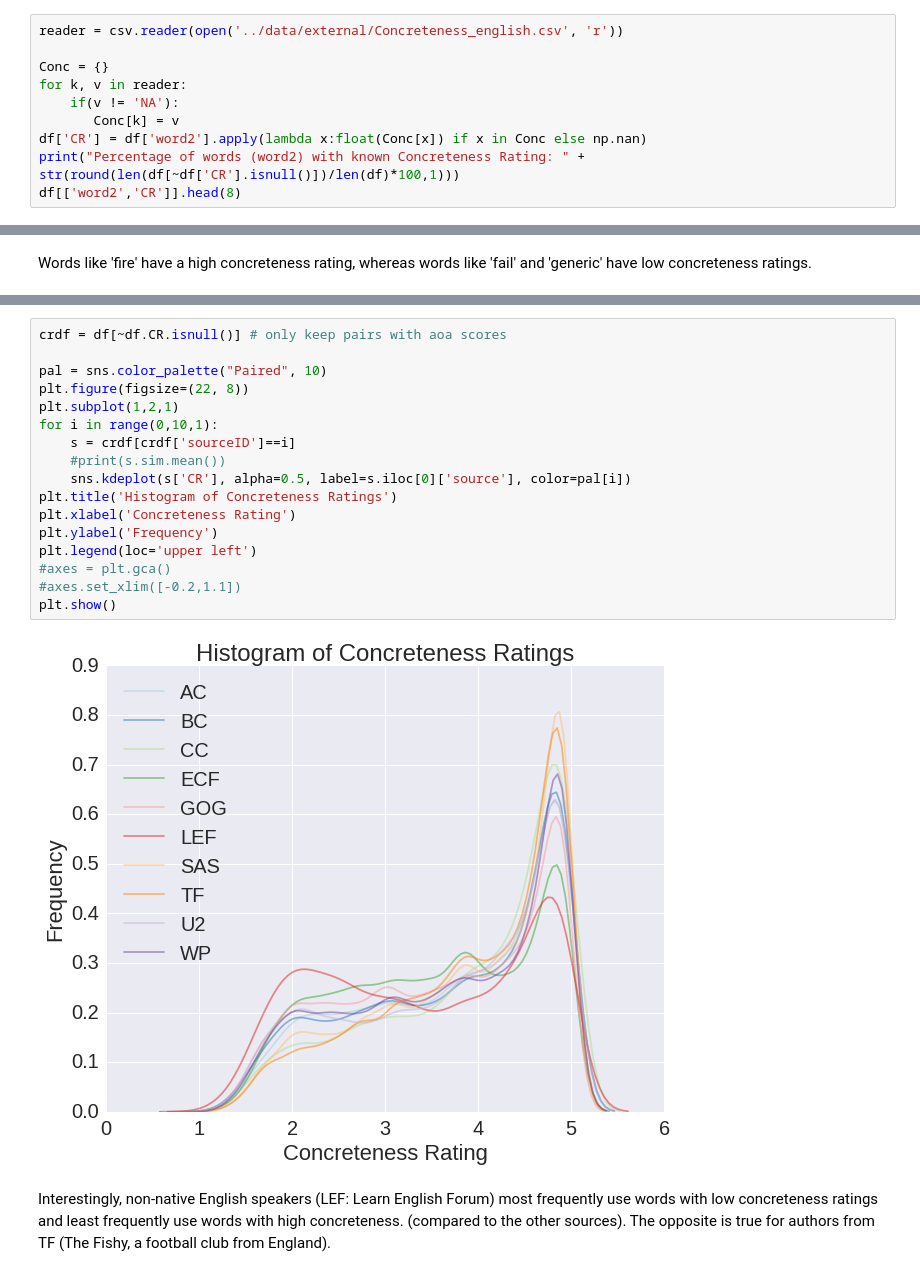
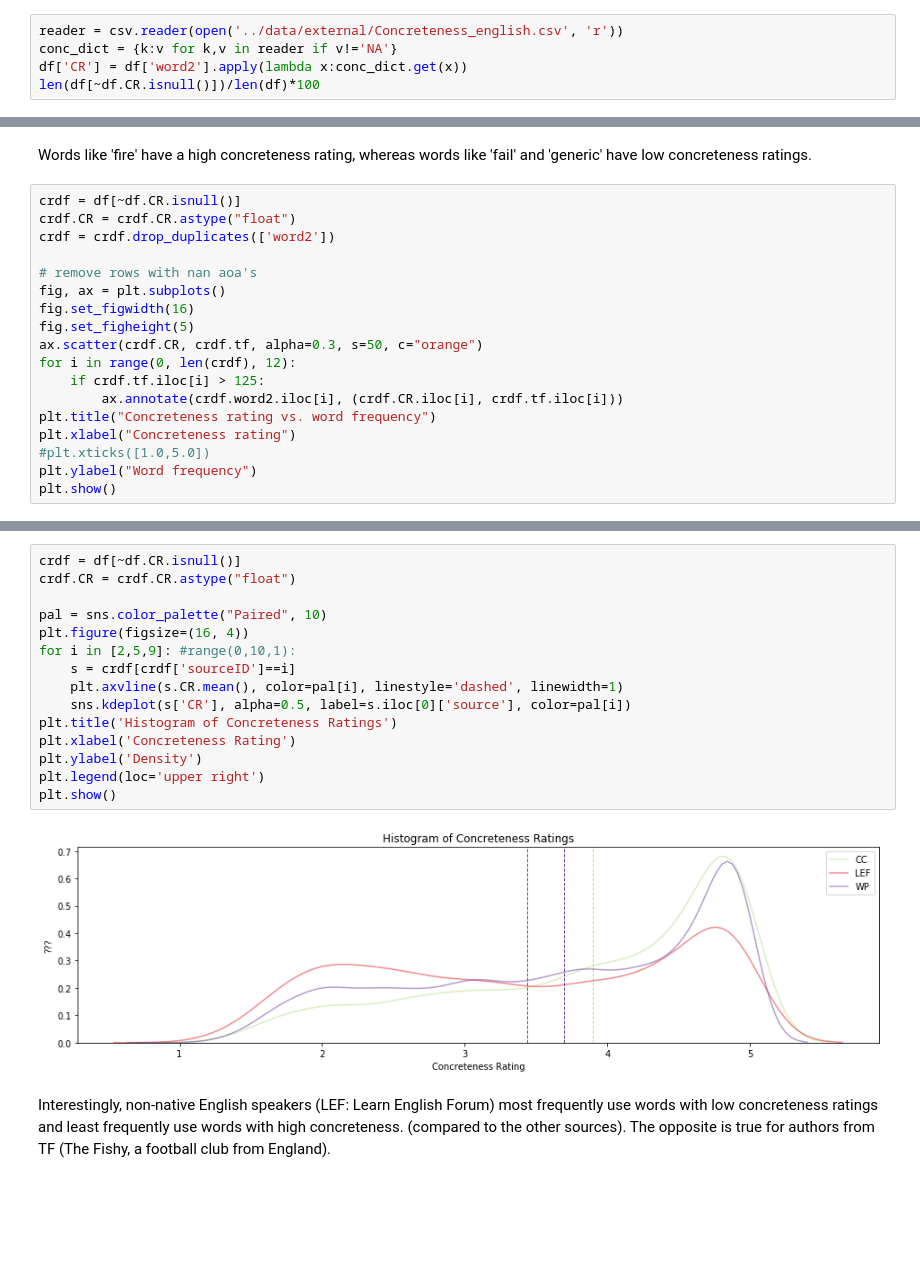
Before and after one commit to louweal/wordgame, a Jupyter notebook: notebooks/Word Association Analysis.ipynb, the cells around one changed output, grey strips where cells are left out. Drawn from its saved outputs; the diff is of its cells as text; blank space fills up the shorter version.

```diff
--- a/notebooks/Word Association Analysis.ipynb
+++ b/notebooks/Word Association Analysis.ipynb
@@ -643,12 +696,7 @@ U2-fans (U2) are frequently using words with really low AoA scores, which might
 Another phycholinguistic variable is the concreteness rating. (source: http://crr.ugent.be/archives/1330)
 # %%
 reader = csv.reader(open('../data/external/Concreteness_english.csv', 'r'))
-
-Conc = {}
-for k, v in reader:
-    if(v != 'NA'):
-       Conc[k] = v
-df['CR'] = df['word2'].apply(lambda x:float(Conc[x]) if x in Conc else np.nan)
-print("Percentage of words (word2) with known Concreteness Rating: " + str(round(len(df[~df['CR'].isnull()])/len(df)*100,1)))
-df[['word2','CR']].head(8)
+conc_dict = {k:v for k,v in reader if v!='NA'}
+df['CR'] = df['word2'].apply(lambda x:conc_dict.get(x))
+len(df[~df.CR.isnull()])/len(df)*100
 # %% [output]
@@ -666,2 +704,20 @@ List of words with unkonwn CR:
 # %% [markdown]
 Words like 'fire' have a high concreteness rating, whereas words like 'fail' and 'generic' have low concreteness ratings.
+# %%
+crdf = df[~df.CR.isnull()]
+crdf.CR = crdf.CR.astype("float")
+crdf = crdf.drop_duplicates(['word2'])
+
+# remove rows with nan aoa's
+fig, ax = plt.subplots()
+fig.set_figwidth(16)
+fig.set_figheight(5)
+ax.scatter(crdf.CR, crdf.tf, alpha=0.3, s=50, c="orange")
+for i in range(0, len(crdf), 12):
+    if crdf.tf.iloc[i] > 125:
+        ax.annotate(crdf.word2.iloc[i], (crdf.CR.iloc[i], crdf.tf.iloc[i]))
+plt.title("Concreteness rating vs. word frequency")
+plt.xlabel("Concreteness rating")
+#plt.xticks([1.0,5.0])
+plt.ylabel("Word frequency")
+plt.show()
@@ -668,22 +726,20 @@ Words like 'fire' have a high concreteness rating, whereas words like 'fail' and
 # %%
-crdf = df[~df.CR.isnull()] # only keep pairs with aoa scores
+crdf = df[~df.CR.isnull()]
+crdf.CR = crdf.CR.astype("float")
 
 pal = sns.color_palette("Paired", 10)
-plt.figure(figsize=(22, 8))
-plt.subplot(1,2,1)
-for i in range(0,10,1):
+plt.figure(figsize=(16, 4))
+for i in [2,5,9]: #range(0,10,1):
     s = crdf[crdf['sourceID']==i]
-    #print(s.sim.mean())
+    plt.axvline(s.CR.mean(), color=pal[i], linestyle='dashed', linewidth=1)
     sns.kdeplot(s['CR'], alpha=0.5, label=s.iloc[0]['source'], color=pal[i])
 plt.title('Histogram of Concreteness Ratings')
 plt.xlabel('Concreteness Rating')
-plt.ylabel('Frequency')
-plt.legend(loc='upper left')
-#axes = plt.gca()
-#axes.set_xlim([-0.2,1.1])
+plt.ylabel('Density')
+plt.legend(loc='upper right')
 plt.show()
 # %% [output]
-[figure, old version]
+[figure, new version]
 # %% [markdown]
 Interestingly, non-native English speakers (LEF: Learn English Forum) most frequently use words with low concreteness ratings and least frequently use words with high concreteness. (compared to the other sources). The opposite is true for authors from TF (The Fishy, a football club from England).
 # %% [markdown]
```
Also changed, not shown: parts of 135 cells of this notebook.
